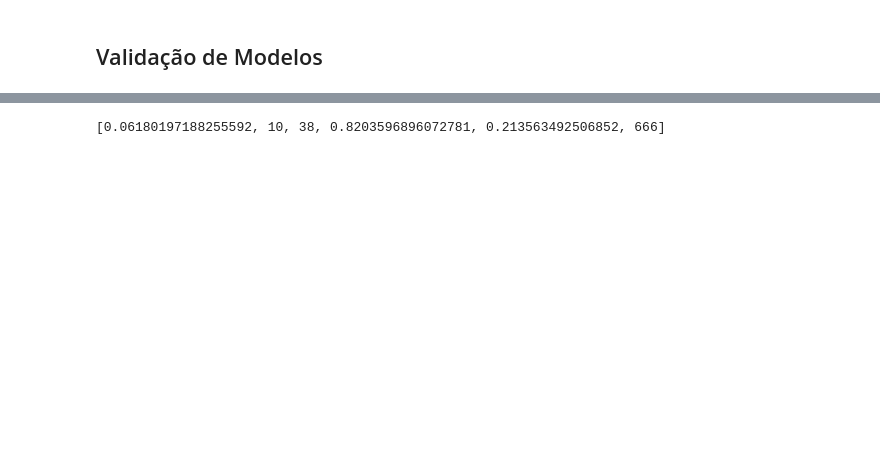
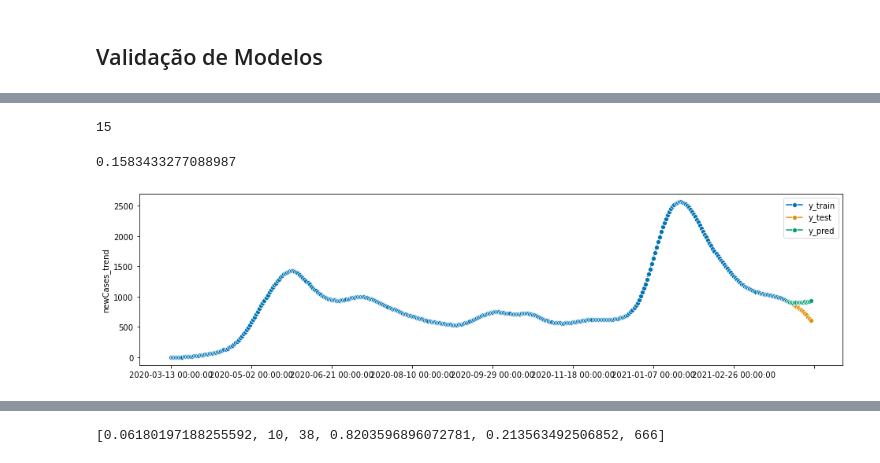
Before and after one commit to HeyLucasLeao/HeyLucasLeao.github.io, a Jupyter notebook: ipynb/aprendizado_de_maquina.ipynb, the cells around one changed output, grey strips where cells are left out. Saved outputs shown, nothing was run; the diff lists cells and outputs as text; code cells hidden in the pictures; blank space fills up the shorter version.

```diff
--- a/ipynb/aprendizado_de_maquina.ipynb
+++ b/ipynb/aprendizado_de_maquina.ipynb
@@ -76,5 +62,3 @@ total_de_casos_amazonas.newCases = total_de_casos_amazonas.newCases.round()
-# %%
-y = total_de_casos_amazonas.newCases
 # %%
-y_train, y_test = temporal_train_test_split(y, test_size= 7)
+y_train, y_test = temporal_train_test_split(y, test_size= 15)
 # %%
@@ -81,0 +66,15 @@ fh = np.arange(1, len(y_test) + 1)
+# %%
+regressor = LGBMRegressor()
+# %%
+forecaster = make_reduction(regressor, window_length=15, strategy="recursive")
+param_grid = {"window_length": [5, 10, 15]}
+
+# We fit the forecaster on the initial window, and then use temporal
+# cross-validation to find the optimal parameter.
+
+cv = SlidingWindowSplitter(initial_window=int(len(y_train) * 0.8), window_length=20)
+gscv = ForecastingGridSearchCV(
+    forecaster, strategy="refit", cv=cv, param_grid=param_grid
+)
+gscv.fit(y_train)
+y_pred = gscv.predict(fh)
@@ -81,0 +83,10 @@ fh = np.arange(1, len(y_test) + 1)
+# %%
+gscv.best_params_['window_length']
+# %% [output]
+15
+# %%
+plot_series(y_train, y_test, y_pred, labels=["y_train", "y_test", "y_pred"])
+smape_loss(y_test, y_pred)
+# %% [output]
+0.1583433277088987
+[figure, added]
```
Also changed, not shown: parts of 35 cells of this notebook, 14 other files.
